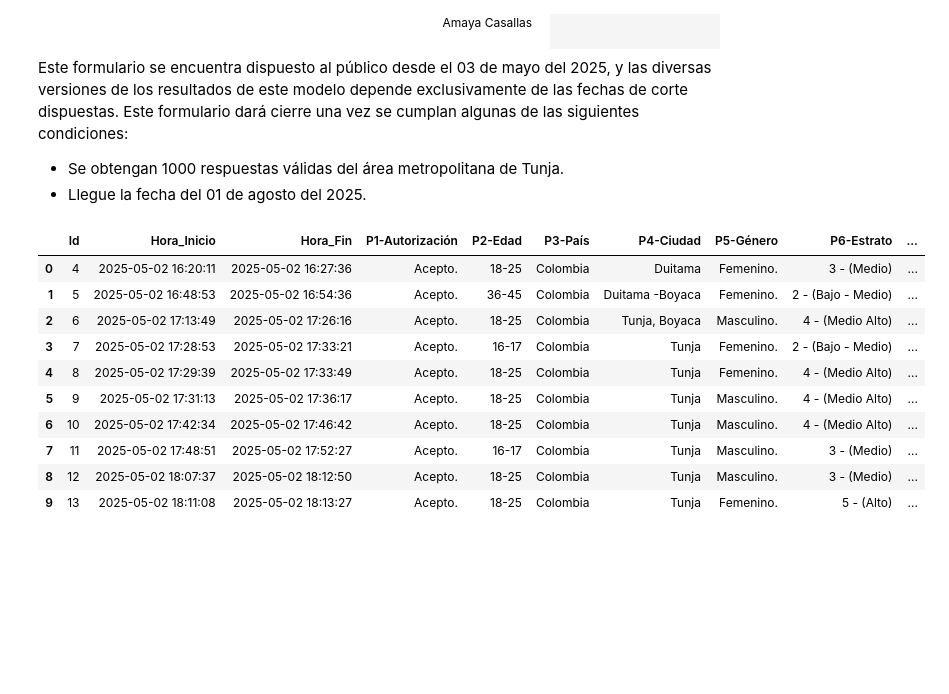
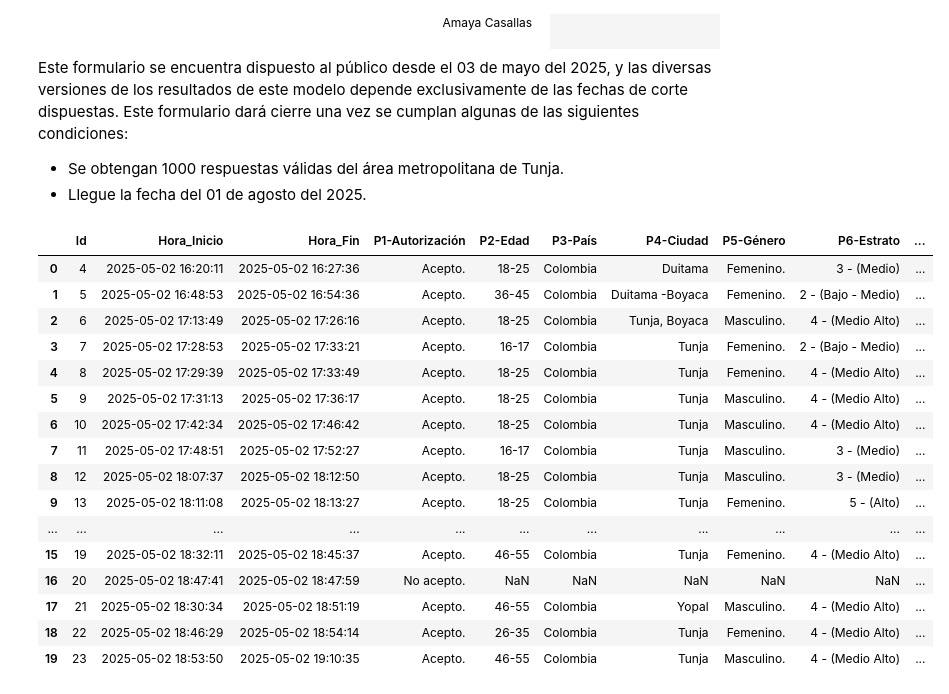
Before and after one commit to JorgeDanielRamirezNieves/Flex-Drive, a Jupyter notebook: Data-Analytics/code/Big-Data/flex-drive_analysis.ipynb, the cells around one changed output. Drawn from its saved outputs; the diff is of its cells as text; code cells hidden in the pictures; blank space fills up the shorter version.

```diff
--- a/Data-Analytics/code/Big-Data/flex-drive_analysis.ipynb
+++ b/Data-Analytics/code/Big-Data/flex-drive_analysis.ipynb
@@ -85,19 +85,25 @@ Este formulario se encuentra dispuesto al público desde el 03 de mayo del 2025,
 # %%
 import pandas as pd         # Librería Pandas: Manipular de datos
 
 pd.options.display.max_columns = 87     # display.max_columns sirve para mostrar la cantidad de columnas que queremos.
 df_FlexDrive = pd.read_excel('../../docs/FLEX DRIVE - Permítenos Conocerte.xlsx', sheet_name='Sheet1')
 # df_FlexDrive.drop(columns=['Correo electr�nico', 'Nombre', 'Language'], inplace=True)
-df_FlexDrive.head(10)
+df_FlexDrive.head(20)
 # %% [output]
 |  | Id | Hora_Inicio | Hora_Fin | P1-Autorización | P2-Edad | P3-País | P4-Ciudad | P5-Género | P6-Estrato | ... |
 | 0 | 4 | 2025-05-02 16:20:11 | 2025-05-02 16:27:36 | Acepto. | 18-25 | Colombia | Duitama | Femenino. | 3 - (Medio) | ... |
 | 1 | 5 | 2025-05-02 16:48:53 | 2025-05-02 16:54:36 | Acepto. | 36-45 | Colombia | Duitama -Boyaca | Femenino. | 2 - (Bajo - Medio) | ... |
 | 2 | 6 | 2025-05-02 17:13:49 | 2025-05-02 17:26:16 | Acepto. | 18-25 | Colombia | Tunja, Boyaca | Masculino. | 4 - (Medio Alto) | ... |
 | 3 | 7 | 2025-05-02 17:28:53 | 2025-05-02 17:33:21 | Acepto. | 16-17 | Colombia | Tunja | Femenino. | 2 - (Bajo - Medio) | ... |
 | 4 | 8 | 2025-05-02 17:29:39 | 2025-05-02 17:33:49 | Acepto. | 18-25 | Colombia | Tunja | Femenino. | 4 - (Medio Alto) | ... |
 | 5 | 9 | 2025-05-02 17:31:13 | 2025-05-02 17:36:17 | Acepto. | 18-25 | Colombia | Tunja | Masculino. | 4 - (Medio Alto) | ... |
 | 6 | 10 | 2025-05-02 17:42:34 | 2025-05-02 17:46:42 | Acepto. | 18-25 | Colombia | Tunja | Masculino. | 4 - (Medio Alto) | ... |
 | 7 | 11 | 2025-05-02 17:48:51 | 2025-05-02 17:52:27 | Acepto. | 16-17 | Colombia | Tunja | Masculino. | 3 - (Medio) | ... |
 | 8 | 12 | 2025-05-02 18:07:37 | 2025-05-02 18:12:50 | Acepto. | 18-25 | Colombia | Tunja | Masculino. | 3 - (Medio) | ... |
 | 9 | 13 | 2025-05-02 18:11:08 | 2025-05-02 18:13:27 | Acepto. | 18-25 | Colombia | Tunja | Femenino. | 5 - (Alto) | ... |
+| ... | ... | ... | ... | ... | ... | ... | ... | ... | ... | ... |
+| 15 | 19 | 2025-05-02 18:32:11 | 2025-05-02 18:45:37 | Acepto. | 46-55 | Colombia | Tunja | Femenino. | 4 - (Medio Alto) | ... |
+| 16 | 20 | 2025-05-02 18:47:41 | 2025-05-02 18:47:59 | No acepto. | NaN | NaN | NaN | NaN | NaN | ... |
+| 17 | 21 | 2025-05-02 18:30:34 | 2025-05-02 18:51:19 | Acepto. | 46-55 | Colombia | Yopal | Masculino. | 4 - (Medio Alto) | ... |
+| 18 | 22 | 2025-05-02 18:46:29 | 2025-05-02 18:54:14 | Acepto. | 26-35 | Colombia | Tunja | Femenino. | 4 - (Medio Alto) | ... |
+| 19 | 23 | 2025-05-02 18:53:50 | 2025-05-02 19:10:35 | Acepto. | 46-55 | Colombia | Tunja | Masculino. | 4 - (Medio Alto) | ... |
```
Also changed, not shown: parts of 80 cells of this notebook, 1 other file.
